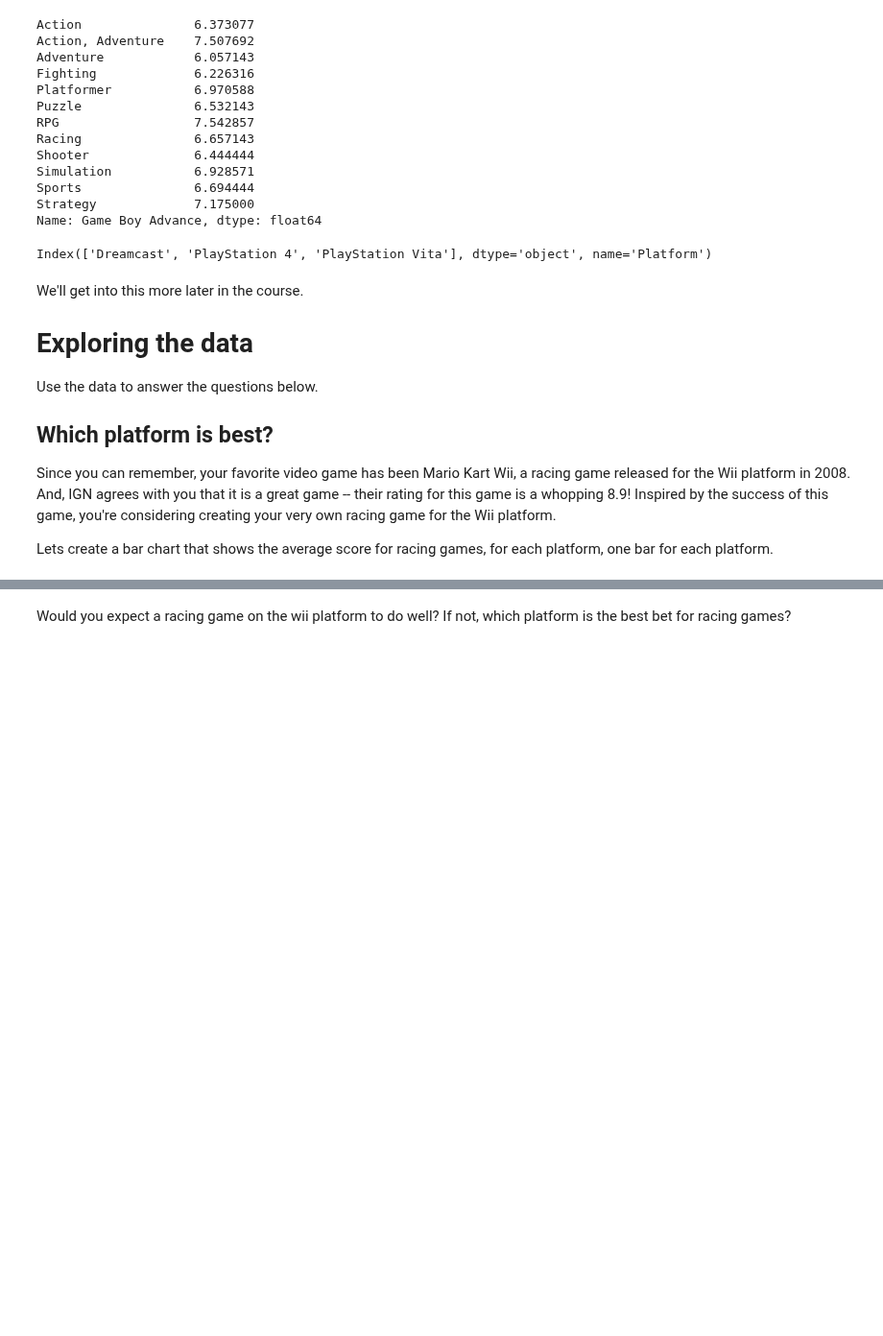
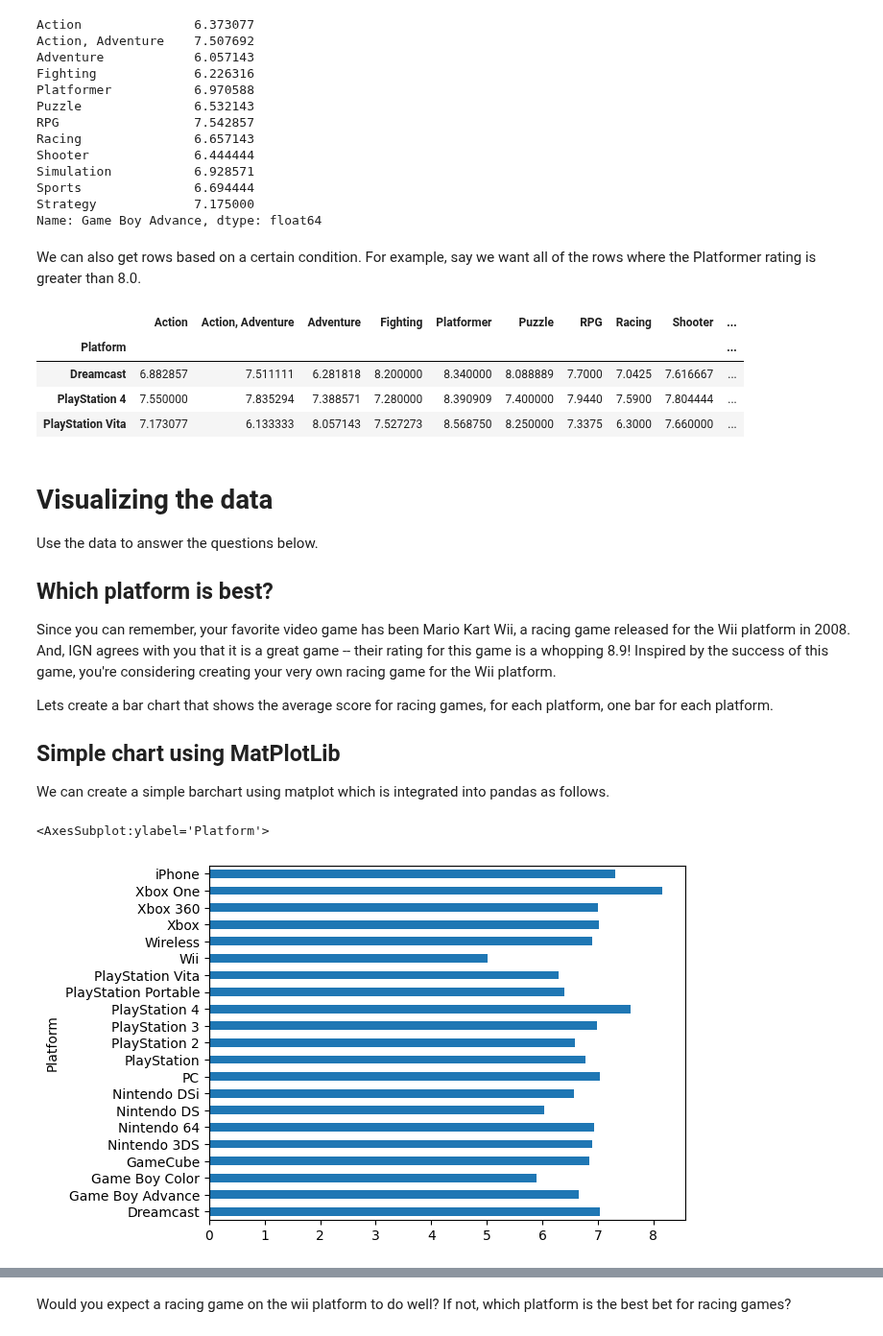
Before and after one commit to mblackstock/ds1-analytics, a Jupyter notebook: ign.ipynb, the cells around one changed output, grey strips where cells are left out. Shown at 96% size. Drawn from its saved outputs; the diff is of its cells as text; code cells hidden in the pictures; blank space fills up the shorter version.

Commit message:
finish off simple IGN project

```diff
--- a/ign.ipynb
+++ b/ign.ipynb
@@ -276,15 +288,19 @@ Simulation           6.928571
 Sports               6.694444
 Strategy             7.175000
 Name: Game Boy Advance, dtype: float64
+# %% [markdown]
+We can also get rows based on a certain condition.  For example, say we want all of the rows where the Platformer rating is greater than 8.0.
 # %%
 # platforms where the platformer rating is greater than 8.0
-ign_data[ign_data.Platformer > 8.0].index
+ign_data[ign_data.Platformer > 8.0]
 # %% [output]
-Index(['Dreamcast', 'PlayStation 4', 'PlayStation Vita'], dtype='object', name='Platform')
+|  | Action | Action, Adventure | Adventure | Fighting | Platformer | Puzzle | RPG | Racing | Shooter | ... |
+| Platform |  |  |  |  |  |  |  |  |  | ... |
+| Dreamcast | 6.882857 | 7.511111 | 6.281818 | 8.200000 | 8.340000 | 8.088889 | 7.7000 | 7.0425 | 7.616667 | ... |
+| PlayStation 4 | 7.550000 | 7.835294 | 7.388571 | 7.280000 | 8.390909 | 7.400000 | 7.9440 | 7.5900 | 7.804444 | ... |
+| PlayStation Vita | 7.173077 | 6.133333 | 8.057143 | 7.527273 | 8.568750 | 8.250000 | 7.3375 | 6.3000 | 7.660000 | ... |
 # %% [markdown]
-We'll get into this more later in the course.
-
-# Exploring the data
+# Visualizing the data
 Use the data to answer the questions below.
 
 ## Which platform is best?
@@ -292,3 +308,12 @@ Use the data to answer the questions below.
 Since you can remember, your favorite video game has been Mario Kart Wii, a racing game released for the Wii platform in 2008. And, IGN agrees with you that it is a great game -- their rating for this game is a whopping 8.9! Inspired by the success of this game, you're considering creating your very own racing game for the Wii platform.
 
 Lets create a bar chart that shows the average score for racing games, for each platform, one bar for each platform.
+
+## Simple chart using MatPlotLib
+
+We can create a simple barchart using matplot which is integrated into pandas as follows.
+# %%
+ign_data['Racing'].plot.barh()
+# %% [output]
+<AxesSubplot:ylabel='Platform'>
+[figure, added]
```
Also changed, not shown: parts of 25 cells of this notebook.
